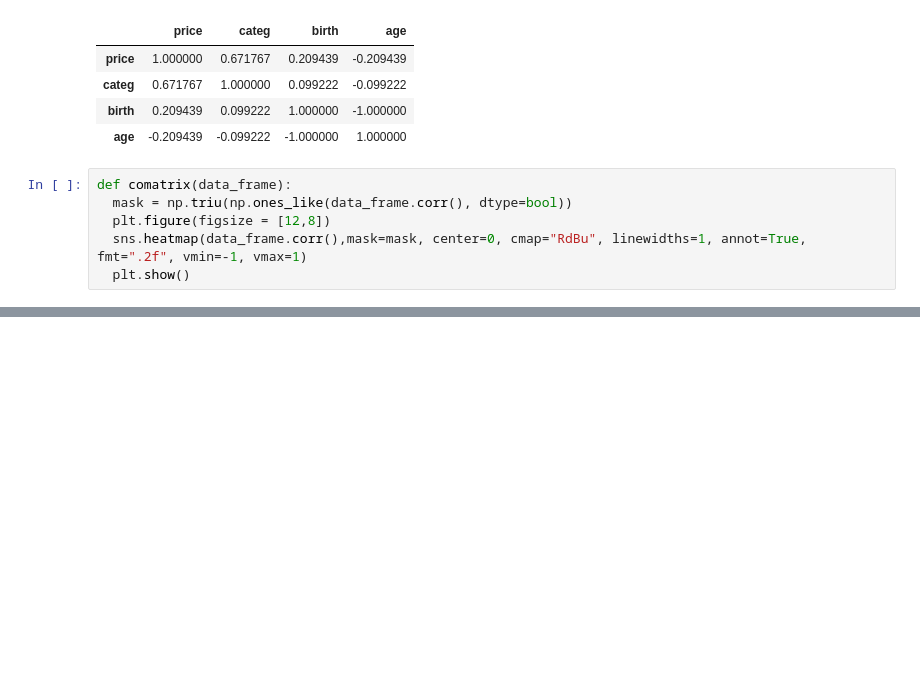
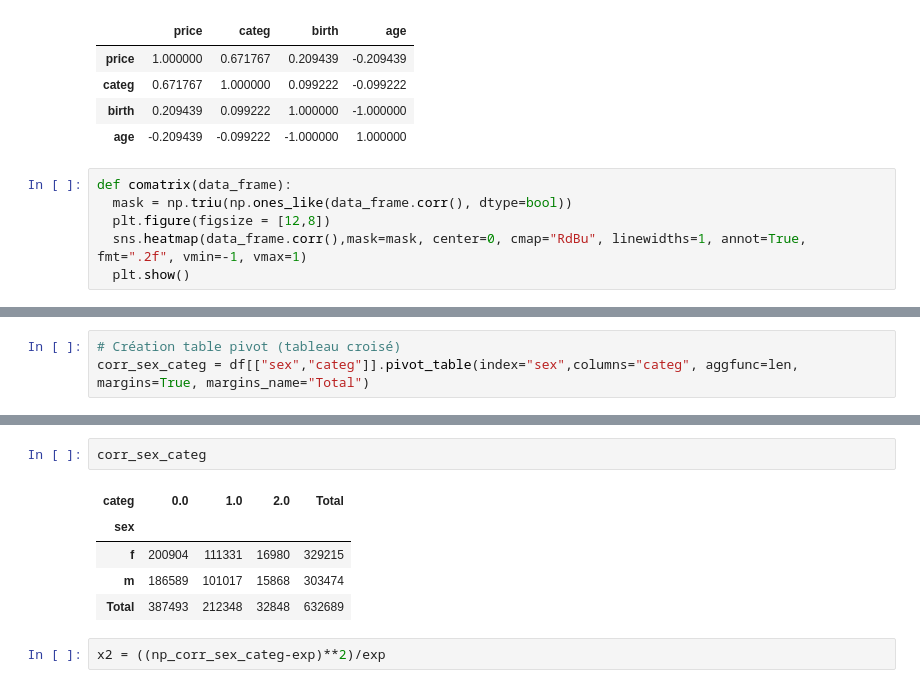
Before and after one commit to Valeeew/Analyze-bookstore-sales, a Jupyter notebook: correlation_testing.ipynb, the cells around one changed output, grey strips where cells are left out. Drawn from its saved outputs; the diff is of its cells as text; blank space fills up the shorter version.

```diff
--- a/correlation_testing.ipynb
+++ b/correlation_testing.ipynb
@@ -79,0 +89,3 @@ comatrix(dfall)
+# %%
+# Création table pivot (tableau croisé)
+corr_sex_categ = df[["sex","categ"]].pivot_table(index="sex",columns="categ", aggfunc=len, margins=True, margins_name="Total")
@@ -79,0 +113,10 @@ comatrix(dfall)
+# %%
+corr_sex_categ
+# %% [output]
+| categ | 0.0 | 1.0 | 2.0 | Total |
+| sex |  |  |  |  |
+| f | 200904 | 111331 | 16980 | 329215 |
+| m | 186589 | 101017 | 15868 | 303474 |
+| Total | 387493 | 212348 | 32848 | 632689 |
+# %%
+x2 = ((np_corr_sex_categ-exp)**2)/exp
```
Also changed, not shown: parts of 16 cells of this notebook.
